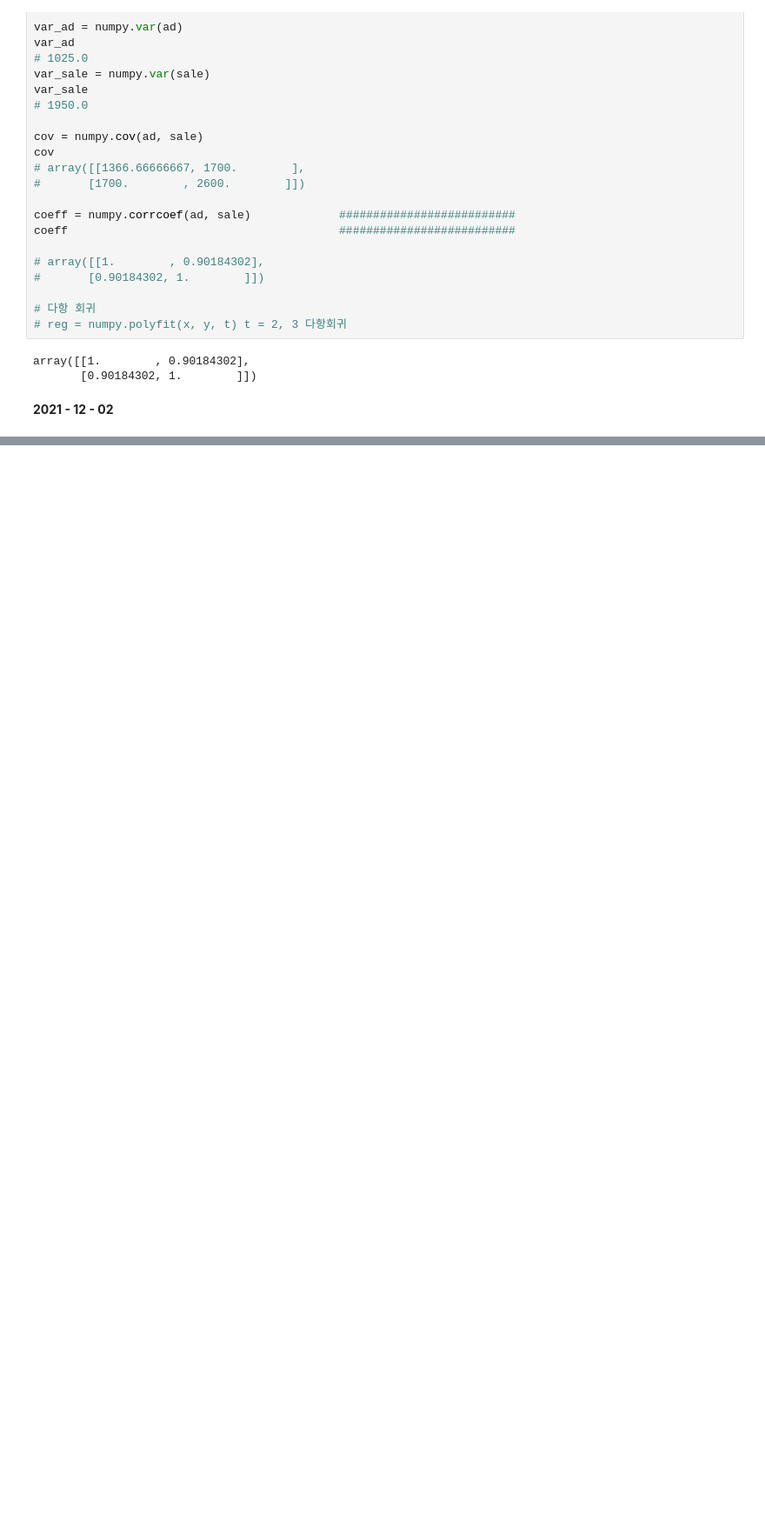
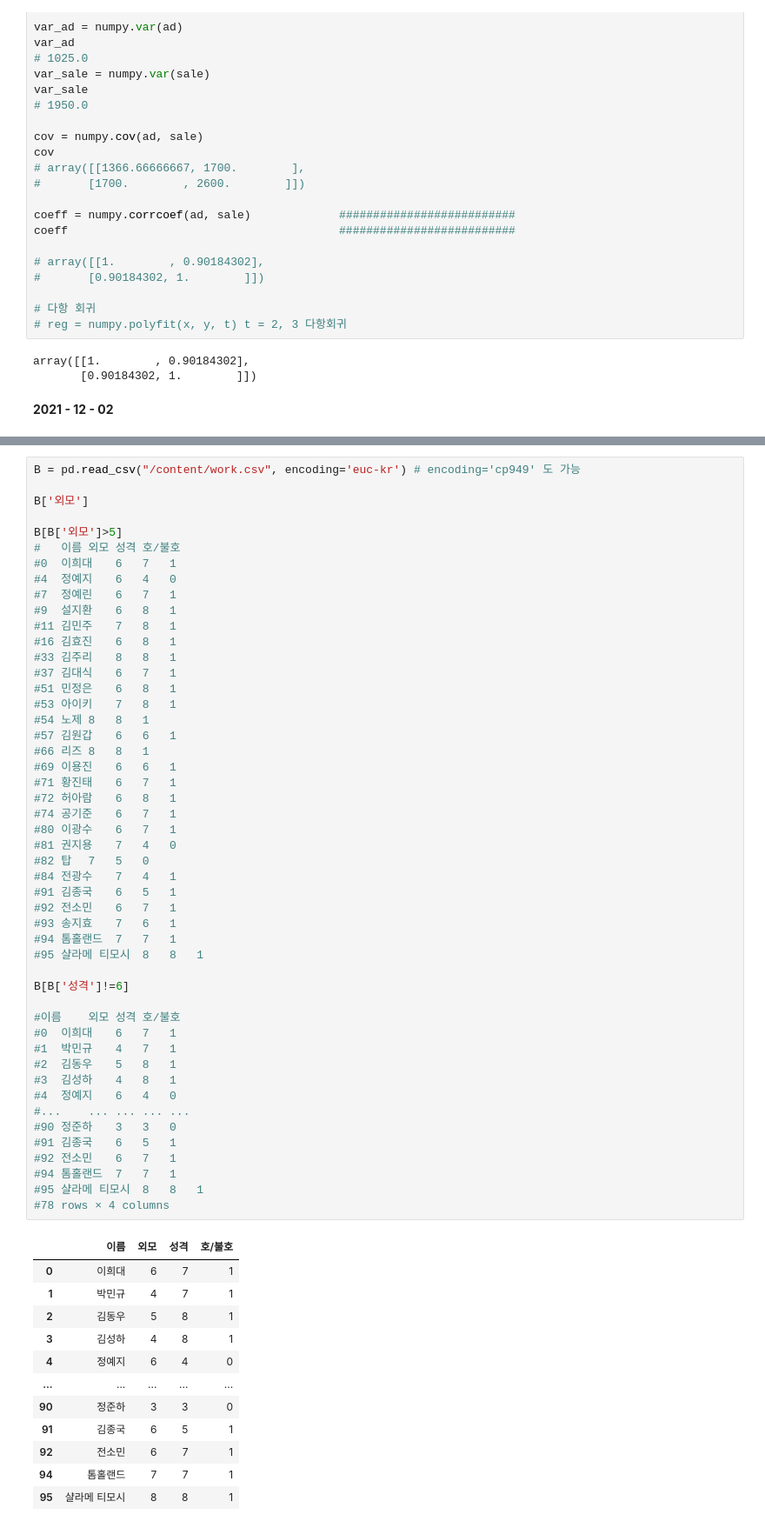
Before and after one commit to eaglehkim/python, a Jupyter notebook: prac_ipynb의_사본.ipynb, the cells around one changed output, grey strips where cells are left out. Shown at 87% size. Drawn from its saved outputs; the diff is of its cells as text; blank space fills up the shorter version.

```diff
--- a/prac_ipynb의_사본.ipynb
+++ b/prac_ipynb의_사본.ipynb
@@ -1007,0 +1198,62 @@ one1
+# %%
+B = pd.read_csv("/content/work.csv", encoding='euc-kr') # encoding='cp949' 도 가능
+
+B['외모']
+
+B[B['외모']>5]
+#	이름	외모	성격	호/불호
+#0	이희대	6	7	1
+#4	정예지	6	4	0
+#7	정예린	6	7	1
+#9	설지환	6	8	1
+#11	김민주	7	8	1
+#16	김효진	6	8	1
+#33	김주리	8	8	1
+#37	김대식	6	7	1
+#51	민정은	6	8	1
+#53	아이키	7	8	1
+#54	노제	8	8	1
+#57	김원갑	6	6	1
+#66	리즈	8	8	1
+#69	이용진	6	6	1
+#71	황진태	6	7	1
+#72	허아람	6	8	1
+#74	공기준	6	7	1
+#80	이광수	6	7	1
+#81	권지용	7	4	0
+#82	탑	7	5	0
+#84	전광수	7	4	1
+#91	김종국	6	5	1
+#92	전소민	6	7	1
+#93	송지효	7	6	1
+#94	톰홀랜드	7	7	1
+#95	샬라메 티모시	8	8	1
+
+B[B['성격']!=6]
+
+#이름	외모	성격	호/불호
+#0	이희대	6	7	1
+#1	박민규	4	7	1
+#2	김동우	5	8	1
+#3	김성하	4	8	1
+#4	정예지	6	4	0
+#...	...	...	...	...
+#90	정준하	3	3	0
+#91	김종국	6	5	1
+#92	전소민	6	7	1
+#94	톰홀랜드	7	7	1
+#95	샬라메 티모시	8	8	1
+#78 rows × 4 columns
+# %% [output]
+|  | 이름 | 외모 | 성격 | 호/불호 |
+| 0 | 이희대 | 6 | 7 | 1 |
+| 1 | 박민규 | 4 | 7 | 1 |
+| 2 | 김동우 | 5 | 8 | 1 |
+| 3 | 김성하 | 4 | 8 | 1 |
+| 4 | 정예지 | 6 | 4 | 0 |
+| ... | ... | ... | ... | ... |
+| 90 | 정준하 | 3 | 3 | 0 |
+| 91 | 김종국 | 6 | 5 | 1 |
+| 92 | 전소민 | 6 | 7 | 1 |
+| 94 | 톰홀랜드 | 7 | 7 | 1 |
+| 95 | 샬라메 티모시 | 8 | 8 | 1 |
```
Also changed, not shown: parts of 4 cells of this notebook.
